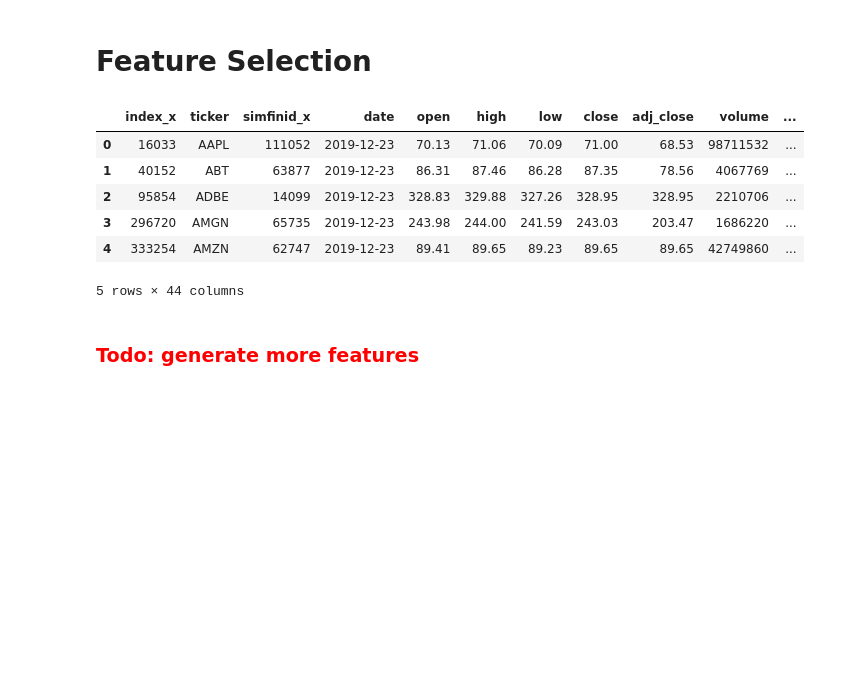
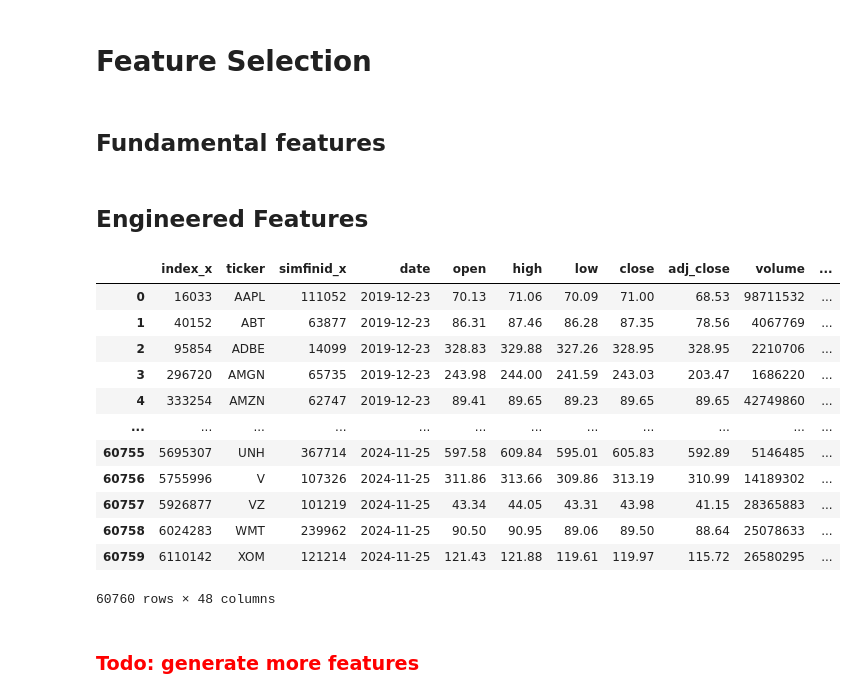
Before and after one commit to RipaltaOriol/ML-Stock-Predictor, a Jupyter notebook: devnotebook.ipynb, the cells around one changed output. Cells and saved outputs as stored; diff of their text form; code cells hidden in the pictures; blank space fills up the shorter version.

```diff
--- a/devnotebook.ipynb
+++ b/devnotebook.ipynb
@@ -37,2 +19,4 @@ funds.head()
+# %%
+df = hf.load_data()
 # %% [markdown]
 # Feature Selection
@@ -47,33 +23,26 @@ funds['revenue_growth'] = funds.groupby('ticker')['revenue'].pct_change()
-# %%
-prices = prices.sort_values(["date", "ticker"]).reset_index(drop=True)
-funds = funds.sort_values(["report_date", "ticker"]).reset_index(drop=True)
-
-df = pd.merge_asof(
-    prices,
-    funds,
-    by="ticker",
-    left_on="date",
-    right_on="report_date",
-    direction="backward",
-)
-
-df.head()
-# %% [output]
-|  | index_x | ticker | simfinid_x | date | open | high | low | close | adj_close | volume | ... |
-| 0 | 16033 | AAPL | 111052 | 2019-12-23 | 70.13 | 71.06 | 70.09 | 71.00 | 68.53 | 98711532 | ... |
-| 1 | 40152 | ABT | 63877 | 2019-12-23 | 86.31 | 87.46 | 86.28 | 87.35 | 78.56 | 4067769 | ... |
-| 2 | 95854 | ADBE | 14099 | 2019-12-23 | 328.83 | 329.88 | 327.26 | 328.95 | 328.95 | 2210706 | ... |
-| 3 | 296720 | AMGN | 65735 | 2019-12-23 | 243.98 | 244.00 | 241.59 | 243.03 | 203.47 | 1686220 | ... |
-| 4 | 333254 | AMZN | 62747 | 2019-12-23 | 89.41 | 89.65 | 89.23 | 89.65 | 89.65 | 42749860 | ... |
-5 rows × 44 columns
+# %% [markdown]
+## Fundamental features
+# %%
+df = hf.create_fundamental_features(df)
+# %% [markdown]
+## Engineered Features
 # %%
-g = df.groupby("ticker")
-
-df['mean_20'] = g['ret'].transform(lambda x: x.rolling(20, 10).mean())
-df['mean_60'] = g['ret'].transform(lambda x: x.rolling(60, 20).mean())
-
-df['vol_20'] = g['ret'].transform(lambda x: x.rolling(20, 10).std())
-df['vol_60'] = g['ret'].transform(lambda x: x.rolling(60, 20).std())
+df = hf.create_engineered_features(df)
+df
+# %% [output]
+|  | index_x | ticker | simfinid_x | date | open | high | low | close | adj_close | volume | ... |
+| 0 | 16033 | AAPL | 111052 | 2019-12-23 | 70.13 | 71.06 | 70.09 | 71.00 | 68.53 | 98711532 | ... |
+| 1 | 40152 | ABT | 63877 | 2019-12-23 | 86.31 | 87.46 | 86.28 | 87.35 | 78.56 | 4067769 | ... |
+| 2 | 95854 | ADBE | 14099 | 2019-12-23 | 328.83 | 329.88 | 327.26 | 328.95 | 328.95 | 2210706 | ... |
+| 3 | 296720 | AMGN | 65735 | 2019-12-23 | 243.98 | 244.00 | 241.59 | 243.03 | 203.47 | 1686220 | ... |
+| 4 | 333254 | AMZN | 62747 | 2019-12-23 | 89.41 | 89.65 | 89.23 | 89.65 | 89.65 | 42749860 | ... |
+| ... | ... | ... | ... | ... | ... | ... | ... | ... | ... | ... | ... |
+| 60755 | 5695307 | UNH | 367714 | 2024-11-25 | 597.58 | 609.84 | 595.01 | 605.83 | 592.89 | 5146485 | ... |
+| 60756 | 5755996 | V | 107326 | 2024-11-25 | 311.86 | 313.66 | 309.86 | 313.19 | 310.99 | 14189302 | ... |
+| 60757 | 5926877 | VZ | 101219 | 2024-11-25 | 43.34 | 44.05 | 43.31 | 43.98 | 41.15 | 28365883 | ... |
+| 60758 | 6024283 | WMT | 239962 | 2024-11-25 | 90.50 | 90.95 | 89.06 | 89.50 | 88.64 | 25078633 | ... |
+| 60759 | 6110142 | XOM | 121214 | 2024-11-25 | 121.43 | 121.88 | 119.61 | 119.97 | 115.72 | 26580295 | ... |
+60760 rows × 48 columns
 # %% [markdown]
 <h3 style="color:red">Todo: generate more features</h3>
 # %% [markdown]
```
Also changed, not shown: parts of 19 cells of this notebook, 1 other file.
